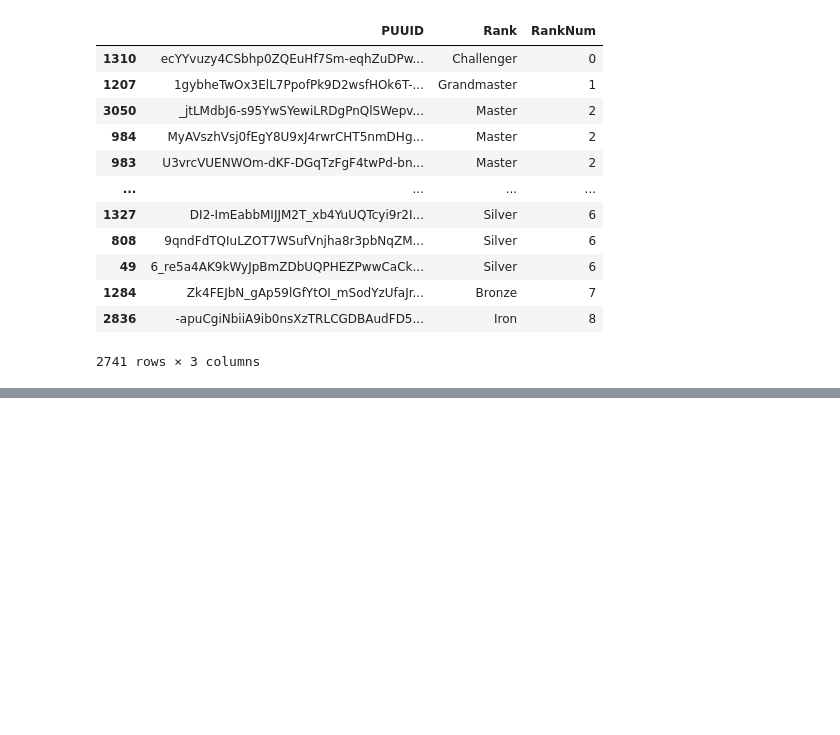
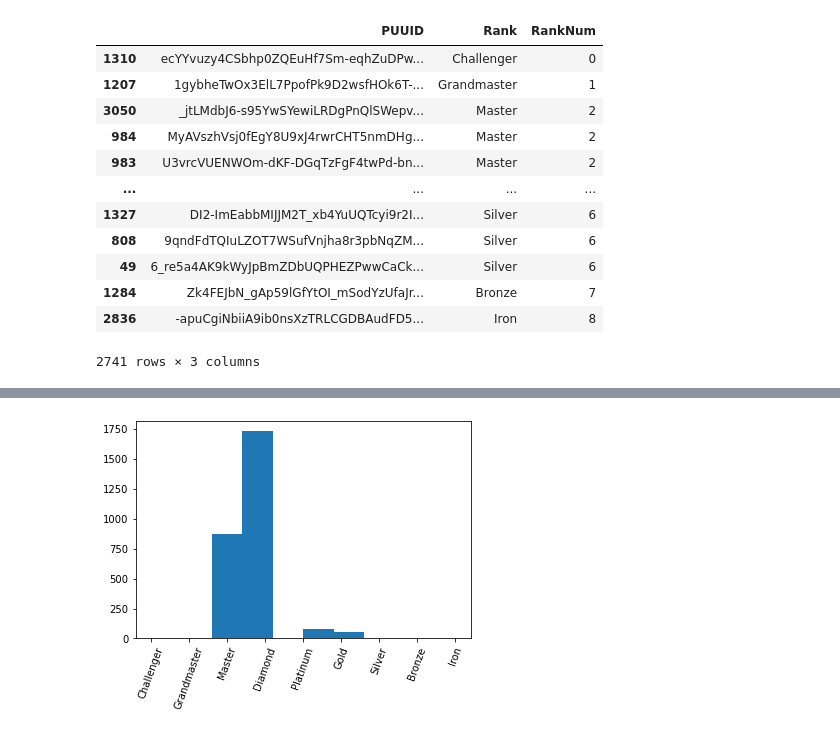
Before and after one commit to StayFN/LolAnalytics.gg, a Jupyter notebook: Analysis_Dataset_Composition.ipynb, the cells around one changed output, grey strips where cells are left out. Cells and saved outputs as stored; diff of their text form; code cells hidden in the pictures; blank space fills up the shorter version.

```diff
--- a/Analysis_Dataset_Composition.ipynb
+++ b/Analysis_Dataset_Composition.ipynb
@@ -100,0 +88,7 @@ Clean_df_pro
+# %%
+plt.hist(Clean_df_pro["Rank"])
+plt.xticks(rotation=70)
+
+plt.show()
+# %% [output]
+[figure, added]
```
Also changed, not shown: parts of 7 cells of this notebook.
